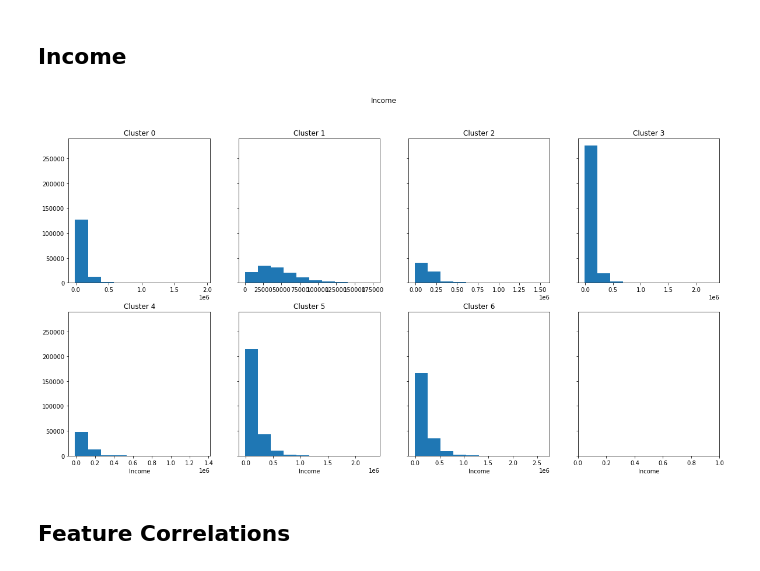
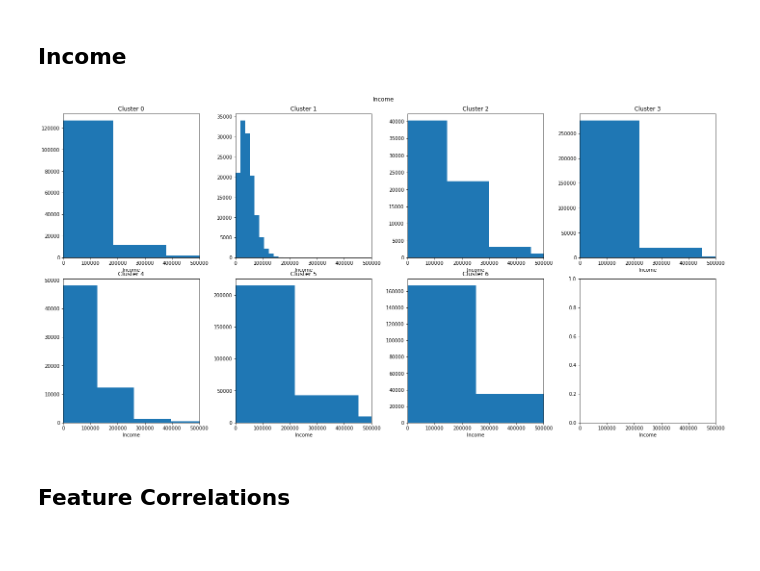
Before and after one commit to aren-kab/CDI-Capstone, a Jupyter notebook: 2019Clustering.ipynb, the cells around one changed output. Saved outputs shown, nothing was run; the diff lists cells and outputs as text; code cells hidden in the pictures.

```diff
--- a/2019Clustering.ipynb
+++ b/2019Clustering.ipynb
@@ -528,8 +583,8 @@ for ax in axs.flat[4:]:
 # %% [markdown]
 ## Age
 # %%
-fig, axs = plt.subplots(2, 4, sharey=True, figsize=(20,10))
-fig.suptitle("AGE")
+fig, axs = plt.subplots(2, 4, sharey=True, sharex=True, figsize=(20,10))
+fig.suptitle("Cluster Age Distributions")
 
 axs[0, 0].hist(clust0['AGE'])
 axs[0, 0].set_title('Cluster 0')
@@ -546,7 +601,7 @@ axs[1, 1].set_title('Cluster 5')
 axs[1, 2].hist(clust6['AGE'])
 axs[1, 2].set_title('Cluster 6')
 
-
+plt.tight_layout()
 for ax in axs.flat[4:]:
-    ax.set(xlabel='AGE')
+    ax.set(xlabel='Age (Years)')
 # %% [output]
@@ -554,24 +609,2 @@ for ax in axs.flat[4:]:
 # %% [markdown]
 ## Race
-# %%
-fig, axs = plt.subplots(2, 4, sharey=True, figsize=(20,10))
-fig.suptitle("RACE")
-
-axs[0, 0].hist(clust0['RACE'])
-axs[0, 0].set_title('Cluster 0')
-axs[0, 1].hist(clust1['RACE'])
-axs[0, 1].set_title('Cluster 1')
-axs[0, 2].hist(clust2['RACE'])
-axs[0, 2].set_title('Cluster 2')
-axs[0, 3].hist(clust3['RACE'])
-axs[0, 3].set_title('Cluster 3')
-axs[1, 0].hist(clust4['RACE'])
-axs[1, 0].set_title('Cluster 4')
-axs[1, 1].hist(clust5['RACE'])
-axs[1, 1].set_title('Cluster 5')
-axs[1, 2].hist(clust6['RACE'])
-axs[1, 2].set_title('Cluster 6')
-
-
-for ax in axs.flat[4:]:
-    ax.set(xlabel='RACE')
@@ -580,29 +645,38 @@ for ax in axs.flat[4:]:
 # %% [markdown]
 ## Income
 # %%
-fig, axs = plt.subplots(2, 4, sharey=True, figsize=(20,10))
+fig, axs = plt.subplots(2, 4,
+                        sharex='row',
+                        figsize=(20,10))
 fig.suptitle("Income")
 
 axs[0, 0].hist(clust0['HHINCOME'])
 axs[0, 0].set_title('Cluster 0')
+axs[0, 0].set_xlim([0, 500000])
 axs[0, 1].hist(clust1['HHINCOME'])
 axs[0, 1].set_title('Cluster 1')
+axs[0, 1].set_xlim([0, 500000])
 axs[0, 2].hist(clust2['HHINCOME'])
 axs[0, 2].set_title('Cluster 2')
+axs[0, 2].set_xlim([0, 500000])
 axs[0, 3].hist(clust3['HHINCOME'])
 axs[0, 3].set_title('Cluster 3')
+axs[0, 3].set_xlim([0, 500000])
 axs[1, 0].hist(clust4['HHINCOME'])
 axs[1, 0].set_title('Cluster 4')
+axs[1, 0].set_xlim([0, 500000])
 axs[1, 1].hist(clust5['HHINCOME'])
 axs[1, 1].set_title('Cluster 5')
+axs[1, 1].set_xlim([0, 500000])
 axs[1, 2].hist(clust6['HHINCOME'])
 axs[1, 2].set_title('Cluster 6')
+axs[1, 2].set_xlim([0, 500000])
 
-
-for ax in axs.flat[4:]:
+plt.tight_layout()
+for ax in axs.flat:
     ax.set(xlabel='Income')
 # %% [output]
-[figure, old version]
+[figure, new version]
 # %% [markdown]
 ## Feature Correlations
 # %%
```
Also changed, not shown: parts of 36 cells of this notebook.
